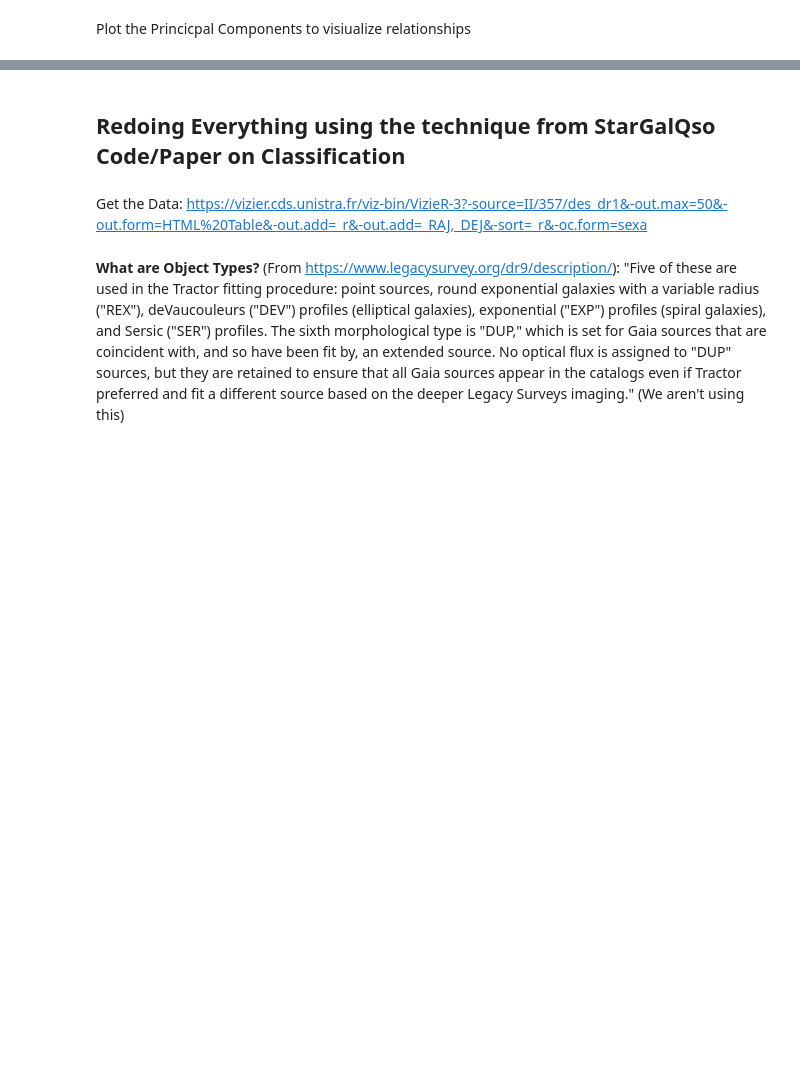
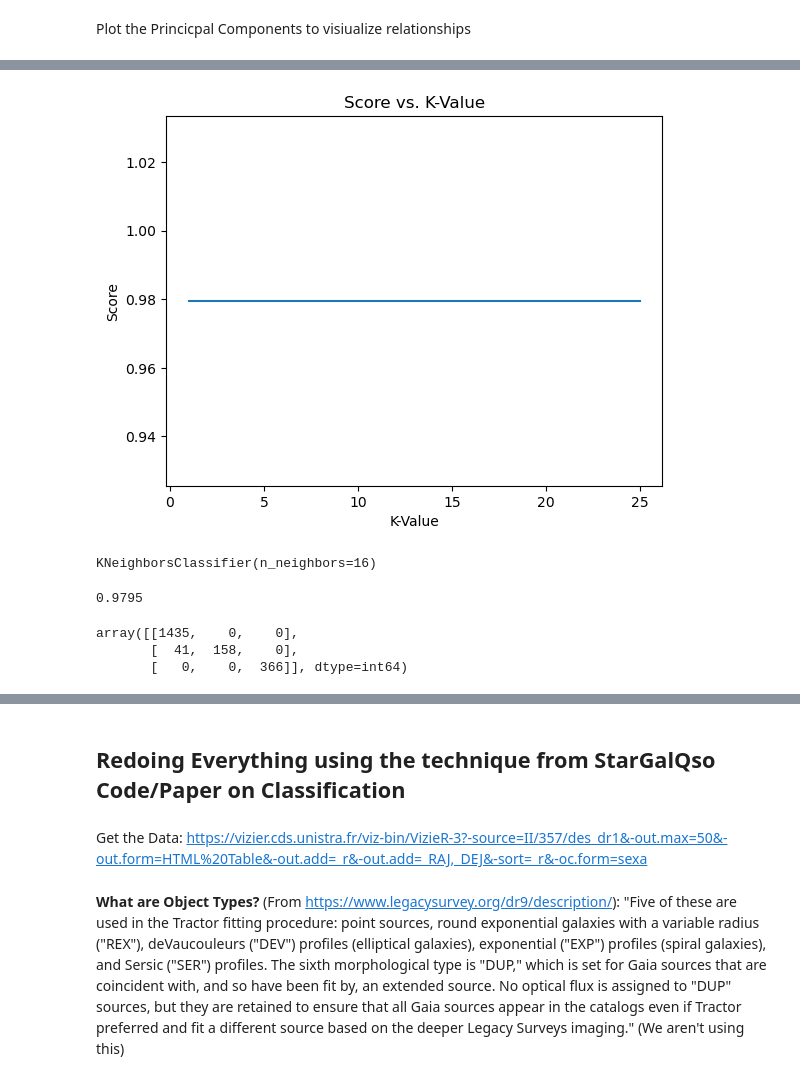
Before and after one commit to Iofuentes/A519_Final_Proj, a Jupyter notebook: Main.ipynb, the cells around one changed output, grey strips where cells are left out. Cells and saved outputs as stored; diff of their text form; code cells hidden in the pictures; blank space fills up the shorter version.

```diff
--- a/Main.ipynb
+++ b/Main.ipynb
@@ -174,0 +180,39 @@ IndexError: index 1 is out of bounds for axis 1 with size 1
+# %%
+k_range = list(range(1, 26))
+scores = []
+for i in k_range:
+    knn = KNeighborsClassifier(n_neighbors=i)
+    knn.fit(X_train, y_train)
+    y_pred = knn.predict(X_test)
+    scores.append(metrics.accuracy_score(y_test, y_pred))
+
+
+plt.plot(k_range, scores)
+plt.title('Score vs. K-Value')
+plt.xlabel("K-Value")
+plt.ylabel("Score")
+plt.show()
+# %% [output]
+[figure, added]
+# %%
+knn = KNeighborsClassifier(n_neighbors=16)
+knn.fit(X_train,y_train)
+# %% [output]
+KNeighborsClassifier(n_neighbors=16)
+# %%
+# Score of KNN for best K-Value
+knn.score(X_test, y_test)
+# %% [output]
+0.9795
+# %%
+# Lets test the accuracy with a Confusion Matrix
+from sklearn.metrics import confusion_matrix
+
+y_pred = knn.predict(X_test)
+
+cm = confusion_matrix(y_test, y_pred)
+cm
+# %% [output]
+array([[1435,    0,    0],
+       [  41,  158,    0],
+       [   0,    0,  366]], dtype=int64)
```
Also changed, not shown: parts of 29 cells of this notebook, 3 other files.
